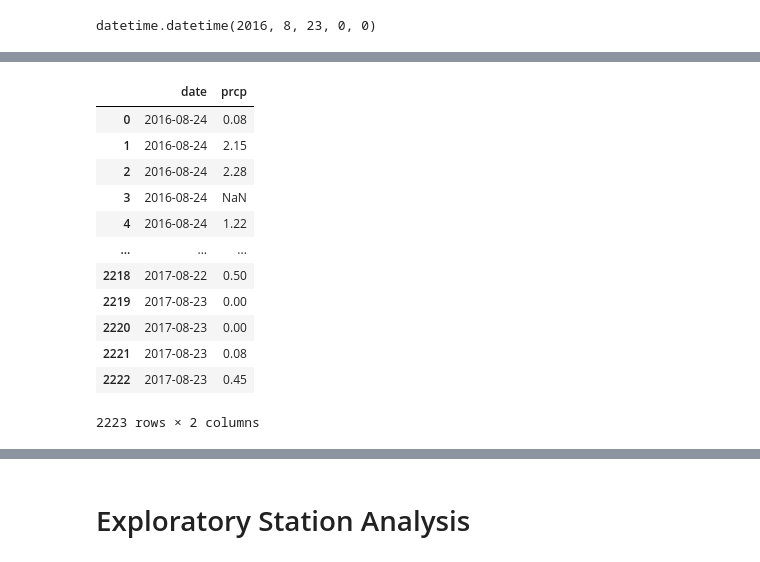
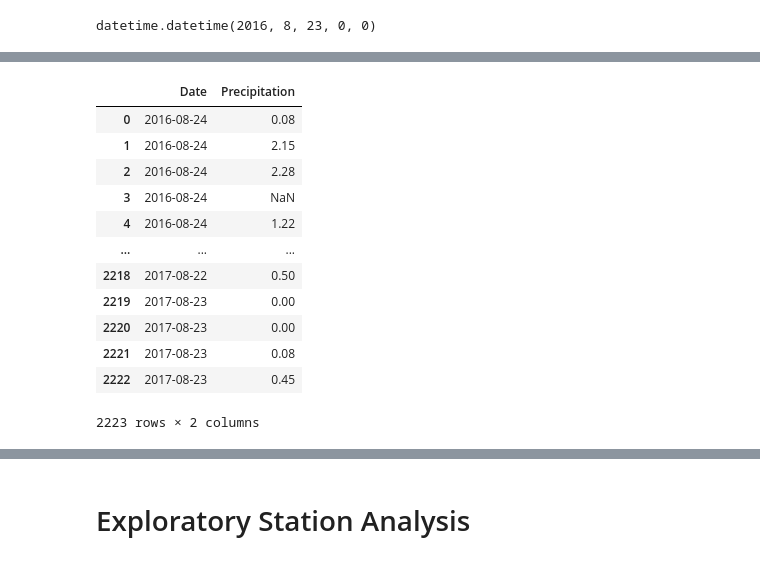
Before and after one commit to muhkashiff/sqlalchemy-challenge, a Jupyter notebook: Surfsup/climate_starter.ipynb, the cells around one changed output, grey strips where cells are left out. Saved outputs shown, nothing was run; the diff lists cells and outputs as text; code cells hidden in the pictures.

```diff
--- a/Surfsup/climate_starter.ipynb
+++ b/Surfsup/climate_starter.ipynb
@@ -87,9 +87,10 @@ prcp_score
 # %%
 # Save the query results as a Pandas DataFrame. Explicitly set the column names
 prcp_df=pd.DataFrame(prcp_score)
+prcp_df.columns=["Date","Precipitation"]
 prcp_df
 # %% [output]
-|  | date | prcp |
+|  | Date | Precipitation |
 | 0 | 2016-08-24 | 0.08 |
 | 1 | 2016-08-24 | 2.15 |
 | 2 | 2016-08-24 | 2.28 |
```
Also changed, not shown: parts of 10 cells of this notebook.
